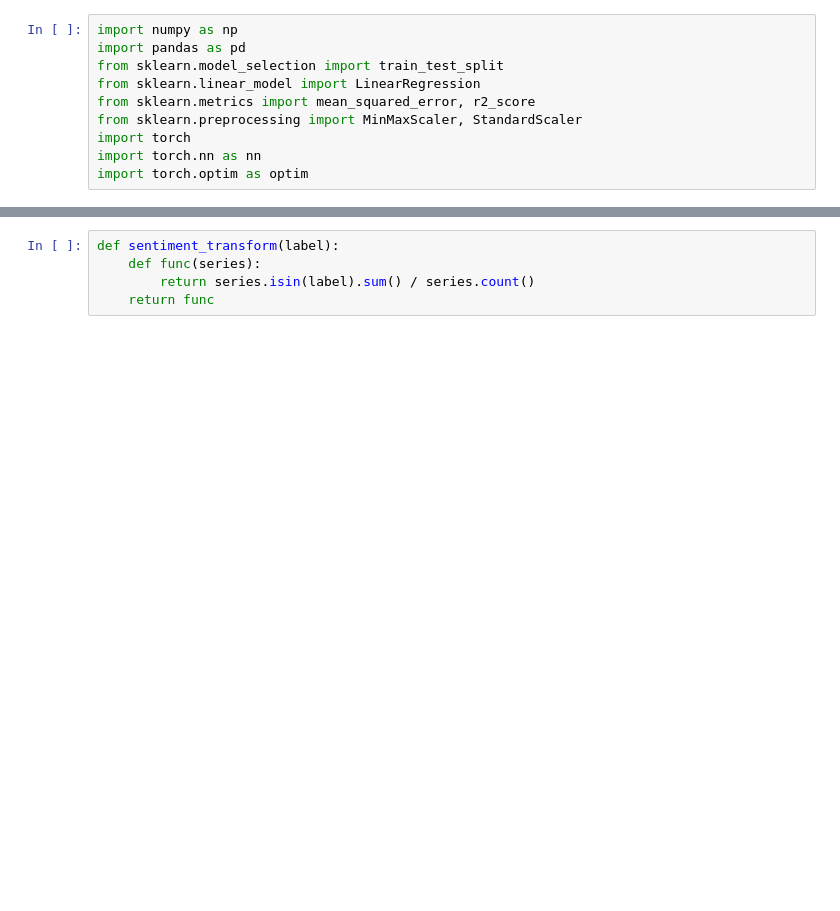
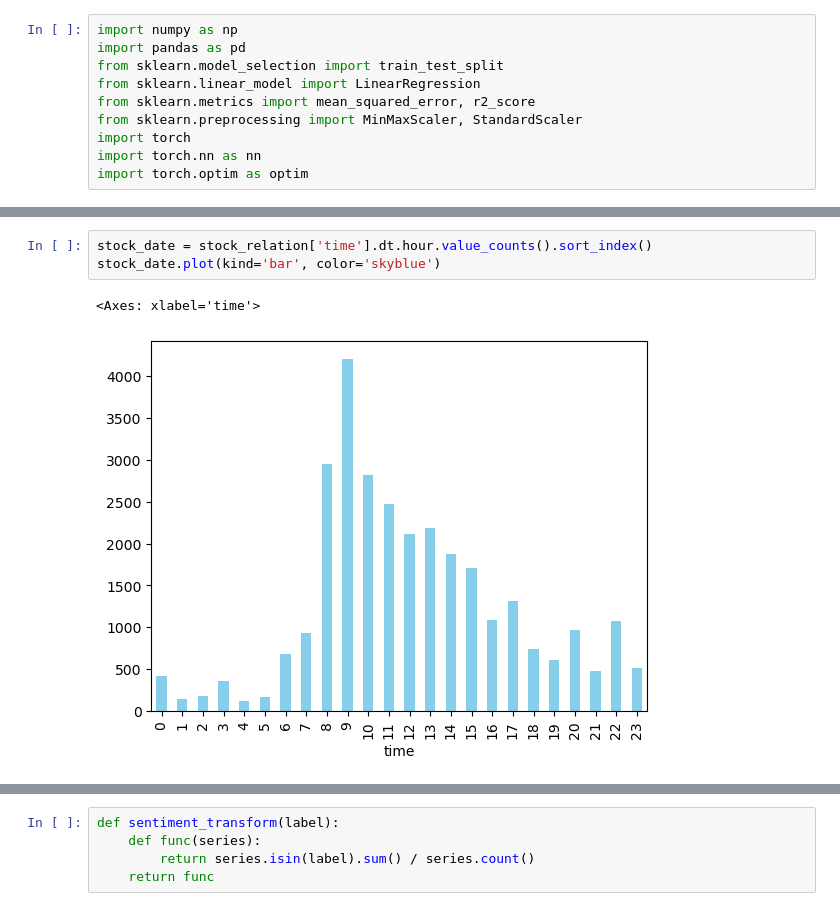
Before and after one commit to AlexWFreeman/Big-Data-Analytics, a Jupyter notebook: model/analysis2.ipynb, the cells around one changed output, grey strips where cells are left out. Drawn from its saved outputs; the diff is of its cells as text; blank space fills up the shorter version.

```diff
--- a/model/analysis2.ipynb
+++ b/model/analysis2.ipynb
@@ -29,3 +36,9 @@ stock_relation
+# %%
+stock_date = stock_relation['time'].dt.hour.value_counts().sort_index()
+stock_date.plot(kind='bar', color='skyblue')
+# %% [output]
+<Axes: xlabel='time'>
+[figure, added]
 # %%
 stock_relation['sentiment'].value_counts()
 # %% [output]
```
Also changed, not shown: parts of 25 cells of this notebook, 2 other files.
